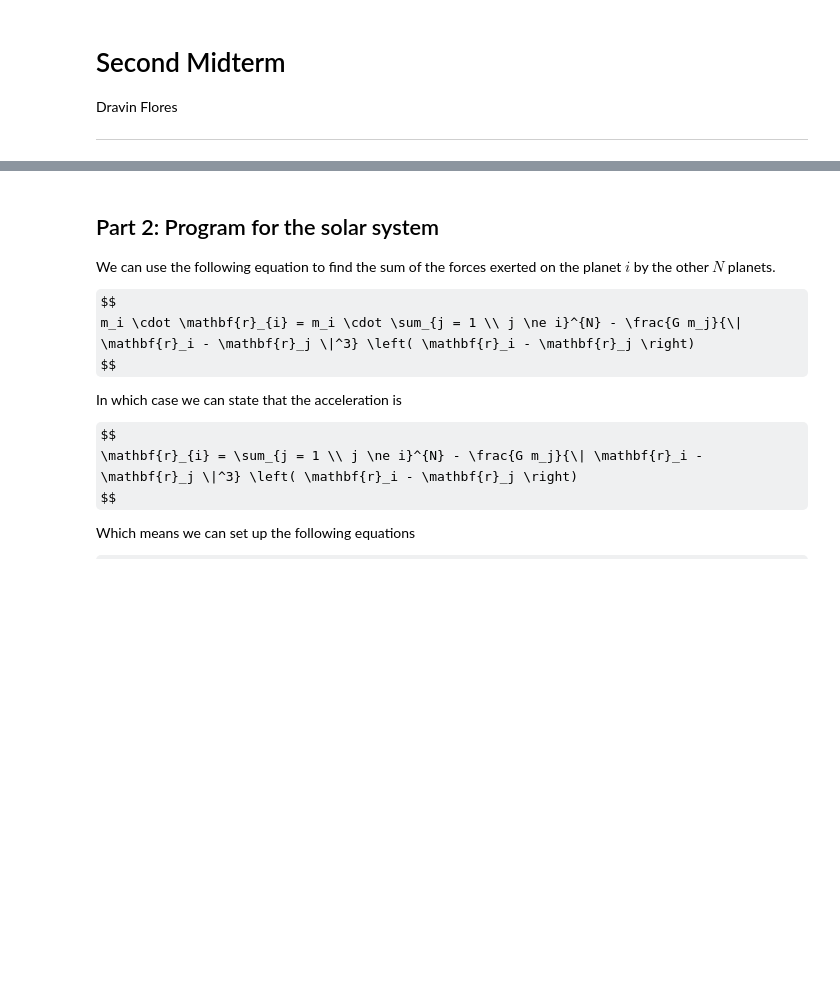
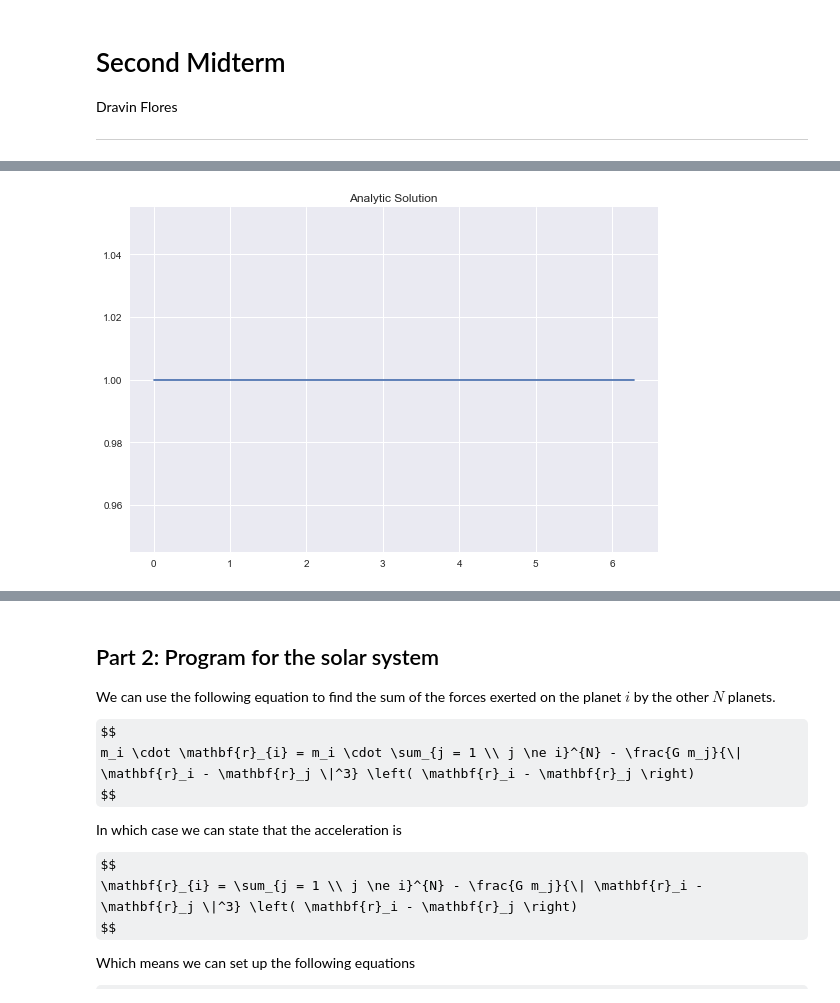
Before and after one commit to dravinflores/PHY321-Homework, a Jupyter notebook: Midterm2.ipynb, the cells around one changed output, grey strips where cells are left out. Drawn from its saved outputs; the diff is of its cells as text; code cells hidden in the pictures; some formulas as TeX source; blank space fills up the shorter version.

```diff
--- a/Midterm2.ipynb
+++ b/Midterm2.ipynb
@@ -7,0 +95,12 @@ Dravin Flores
+# %%
+c = 1
+e = 0
+phi = np.linspace(0, 2*math.pi, 100)
+r = c / (1 + e*np.cos(phi))
+
+(fig, ax) = plt.subplots(tight_layout=True)
+ax.plot(phi, r)
+ax.set_title("Analytic Solution")
+plt.show()
+# %% [output]
+[figure, added]
```
Also changed, not shown: parts of 15 cells of this notebook.
